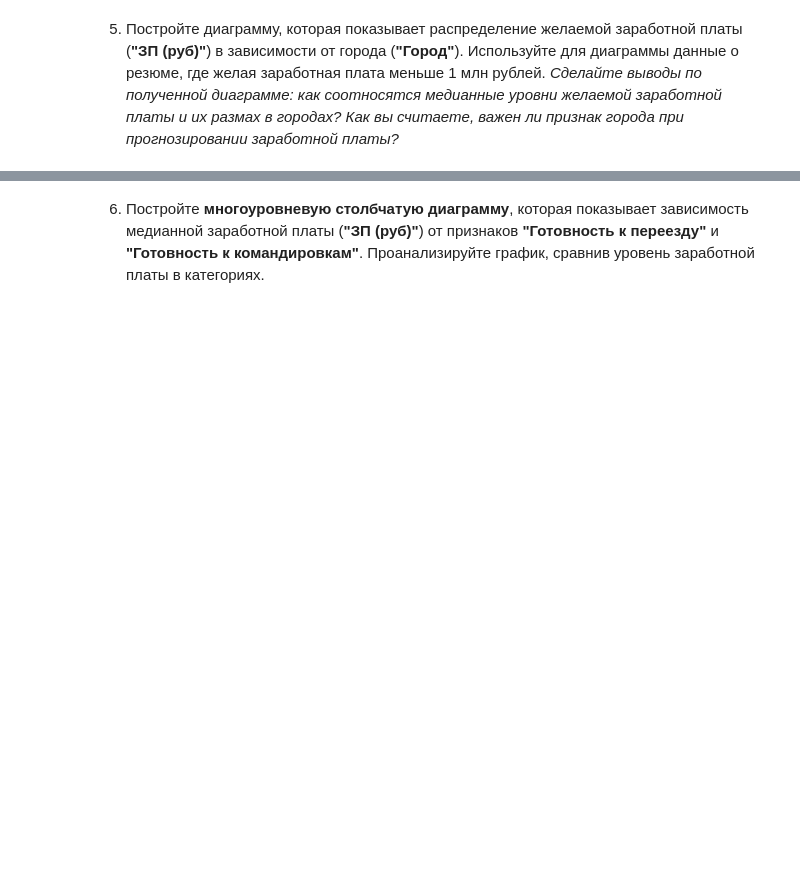
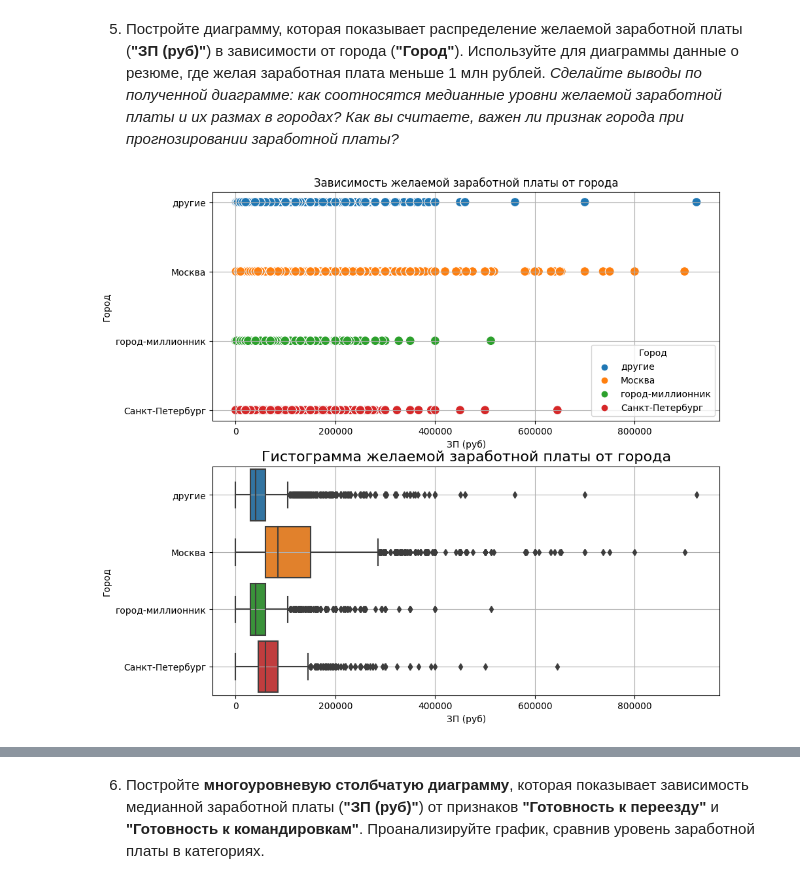
Before and after one commit to HunterV1rus/SF_DS, a Jupyter notebook: Skillfactory/Project_1_анализ_HeadHunter/Project-1_Ноутбук-шаблон.ipynb, the cells around one changed output, grey strips where cells are left out. Cells and saved outputs as stored; diff of their text form; code cells hidden in the pictures; blank space fills up the shorter version.

```diff
--- a/Skillfactory/Project_1_анализ_HeadHunter/Project-1_Ноутбук-шаблон.ipynb
+++ b/Skillfactory/Project_1_анализ_HeadHunter/Project-1_Ноутбук-шаблон.ipynb
@@ -475,4 +801,35 @@ Name: гибкий график, dtype: int64
 *Сделайте выводы по полученной диаграмме: как соотносятся медианные уровни желаемой заработной платы и их размах в городах? Как вы считаете, важен ли признак города при прогнозировании заработной платы?*
 # %%
 # ваш код здесь
+
+fig, axes = plt.subplots(nrows=2, ncols=1, figsize=(10, 10))
+sns.scatterplot(
+    data=hh_df[hh_df['ЗП (руб)'] < 1000000],
+    x='ЗП (руб)',
+    y='Город',
+    hue='Город',
+    s=100,
+    ax=axes[0]
+    #xlim = (0, 40),
+    #ylim = (0, 0.1),
+    #height=8,
+)
+axes[0].set_title('Зависимость желаемой заработной платы от города');
+axes[0].set_xlabel('ЗП (руб)');
+axes[0].set_ylabel('Город');
+axes[0].grid()
+sns.boxplot(
+    data=hh_df[hh_df['ЗП (руб)'] < 1000000],
+    x="ЗП (руб)", #ось x
+    y="Город", #ось y
+    orient='h',
+    width=0.9,
+    ax=axes[1]
+)
+axes[1].set_title('Гистограмма желаемой заработной платы от города', fontsize=16)
+axes[1].set_xlabel('ЗП (руб)')
+axes[1].set_ylabel('Город')
+axes[1].grid()
+# %% [output]
+[figure, added]
 # %% [markdown]
```
Also changed, not shown: parts of 22 cells of this notebook, 1 other file.
